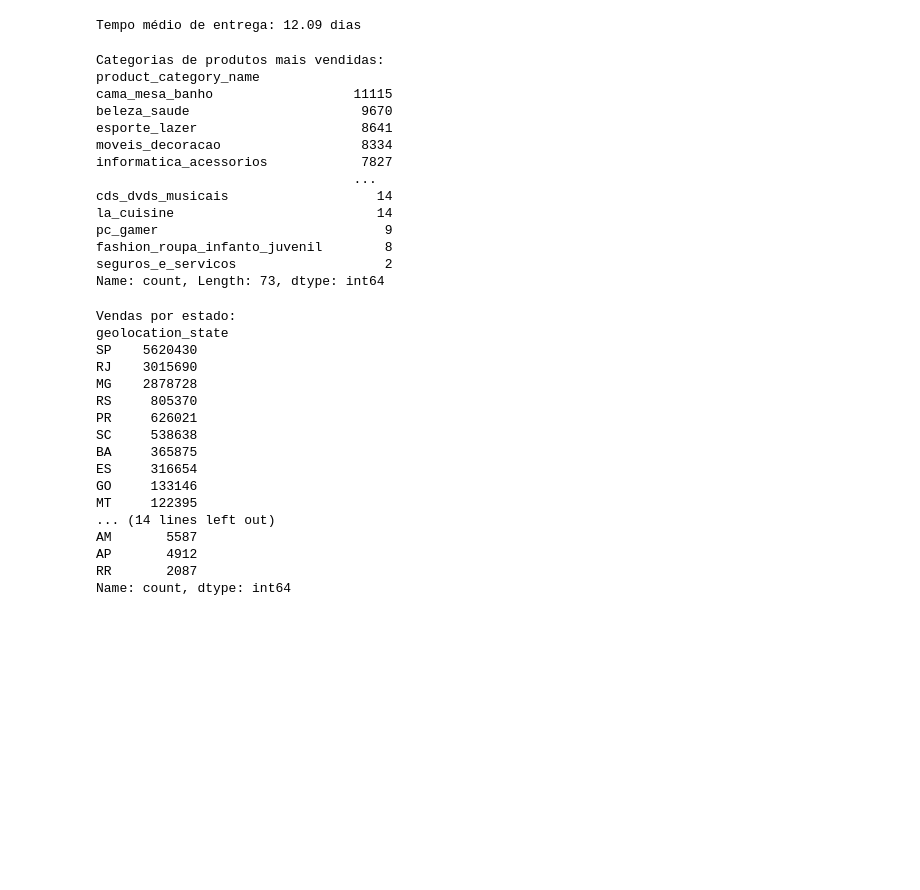
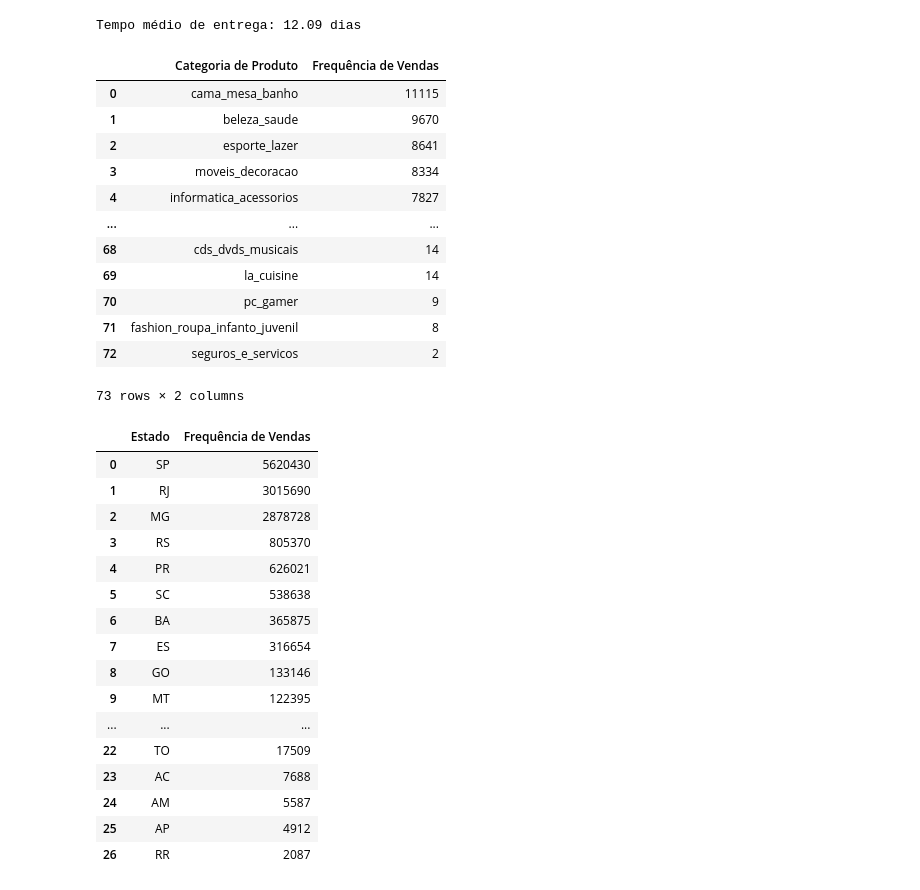
Before and after one commit to drdml/insights-olist, a Jupyter notebook: análise_exploratória.ipynb, the cells around one changed output. Saved outputs shown, nothing was run; the diff lists cells and outputs as text; code cells hidden in the pictures; blank space fills up the shorter version.

```diff
--- a/análise_exploratória.ipynb
+++ b/análise_exploratória.ipynb
@@ -145,53 +169,55 @@ print(f"Tempo médio de entrega: {tempo_medio_entrega} dias")
 # %% [output]
 Tempo médio de entrega: 12.09 dias
 # %%
-# mescla dados de itens_pedidos e produtos
 itens_produtos = pd.merge(itens_pedidos_df, produtos_df, on='product_id', how='inner')
+
 vendas_por_categoria = itens_produtos['product_category_name'].value_counts()
 
-print("\nCategorias de produtos mais vendidas:")
-print(vendas_por_categoria)
+vendas_por_categoria_df = pd.DataFrame(vendas_por_categoria).reset_index()
+vendas_por_categoria_df.columns = ['Categoria de Produto', 'Frequência de Vendas']
+
+vendas_por_categoria_df
 # %% [output]
+|  | Categoria de Produto | Frequência de Vendas |
+| 0 | cama_mesa_banho | 11115 |
+| 1 | beleza_saude | 9670 |
+| 2 | esporte_lazer | 8641 |
+| 3 | moveis_decoracao | 8334 |
+| 4 | informatica_acessorios | 7827 |
+| ... | ... | ... |
+| 68 | cds_dvds_musicais | 14 |
+| 69 | la_cuisine | 14 |
+| 70 | pc_gamer | 9 |
+| 71 | fashion_roupa_infanto_juvenil | 8 |
+| 72 | seguros_e_servicos | 2 |
-Categorias de produtos mais vendidas:
-product_category_name
-cama_mesa_banho                  11115
-beleza_saude                      9670
-esporte_lazer                     8641
-moveis_decoracao                  8334
-informatica_acessorios            7827
-                                 ...
-cds_dvds_musicais                   14
-la_cuisine                          14
-pc_gamer                             9
-fashion_roupa_infanto_juvenil        8
-seguros_e_servicos                   2
-Name: count, Length: 73, dtype: int64
+73 rows × 2 columns
 # %%
-# conta a frequência de vendas por região
 vendas_geolocalizacao = pd.merge(clientes_df, geolocalizacao_df,
                                   left_on='customer_zip_code_prefix',
                                   right_on='geolocation_zip_code_prefix',
                                   how='inner')
 
 vendas_por_estado = vendas_geolocalizacao['geolocation_state'].value_counts()
 
-print("\nVendas por estado:")
-print(vendas_por_estado)
+vendas_por_estado_df = pd.DataFrame(vendas_por_estado).reset_index()
+vendas_por_estado_df.columns = ['Estado', 'Frequência de Vendas']
+
+vendas_por_estado_df
 # %% [output]
-Vendas por estado:
-geolocation_state
-SP    5620430
-RJ    3015690
-MG    2878728
-RS     805370
-PR     626021
-SC     538638
-BA     365875
-ES     316654
-GO     133146
-MT     122395
-... (14 lines left out)
-AM       5587
-AP       4912
-RR       2087
-Name: count, dtype: int64
+|  | Estado | Frequência de Vendas |
+| 0 | SP | 5620430 |
+| 1 | RJ | 3015690 |
+| 2 | MG | 2878728 |
+| 3 | RS | 805370 |
+| 4 | PR | 626021 |
+| 5 | SC | 538638 |
+| 6 | BA | 365875 |
+| 7 | ES | 316654 |
+| 8 | GO | 133146 |
+| 9 | MT | 122395 |
+| ... | ... | ... |
+| 22 | TO | 17509 |
+| 23 | AC | 7688 |
+| 24 | AM | 5587 |
+| 25 | AP | 4912 |
+| 26 | RR | 2087 |
```
Also changed, not shown: parts of 21 cells of this notebook, 1 other file.
